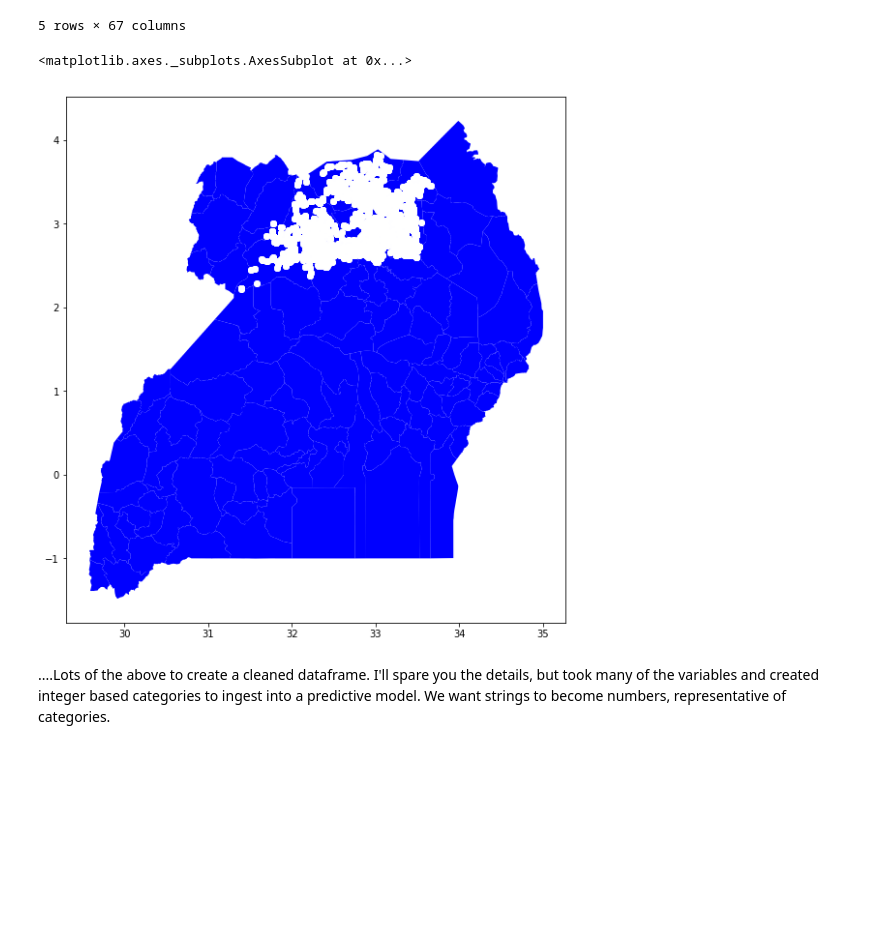
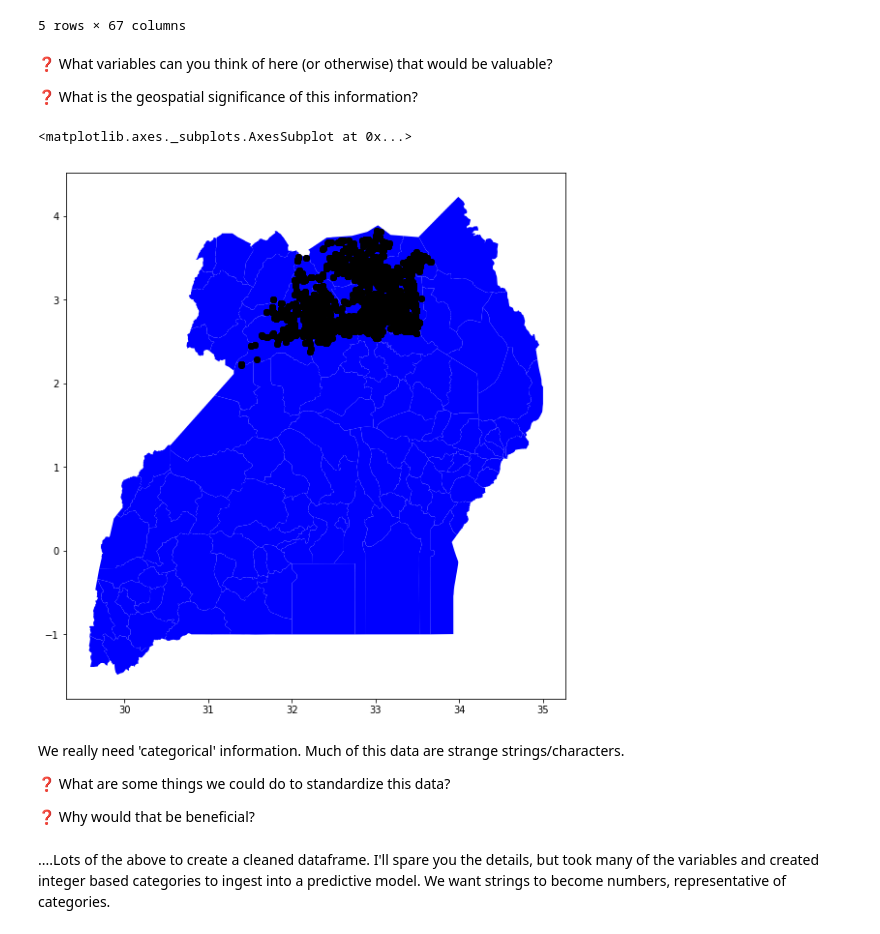
Before and after one commit to shaystrong/Machine_learning, a Jupyter notebook: notebook_tutorials/uganda_boreholes.ipynb, the cells around one changed output. Cells and saved outputs as stored; diff of their text form; code cells hidden in the pictures; blank space fills up the shorter version.

```diff
--- a/notebook_tutorials/uganda_boreholes.ipynb
+++ b/notebook_tutorials/uganda_boreholes.ipynb
@@ -40,18 +75,28 @@ gdf.head(5)     #Show me the first 5 entries
 | 3 | 0 | 33.125 | 3.211003 | VS | 305106 | KITGUM | 305 | 3051 | LAGORO | ... |
 | 4 | 3 | 33.125 | 3.161003 | VS | 305106 | KITGUM | 305 | 3051 | LAGORO | ... |
 5 rows × 67 columns
+# %% [markdown]
+❓ What variables can you think of here (or otherwise) that would be valuable?
+
+❓ What is the geospatial significance of this information?
 # %%
 plt.rcParams['figure.figsize'] = (20, 10)
 ax = districts.plot(color='blue')
 
 for idx, row in gdf.iterrows():
     coordinates = row['geometry'].coords.xy
     x, y = coordinates[0][0], coordinates[1][0]
 
-gdf.plot(ax=ax, color='white')
+gdf.plot(ax=ax, color='black')
 # %% [output]
 <matplotlib.axes._subplots.AxesSubplot at 0x...>
-[figure, old version]
+[figure, new version]
+# %% [markdown]
+We really need 'categorical' information. Much of this data are strange strings/characters.
+
+❓ What are some things we could do to standardize this data?
+
+❓ Why would that be beneficial?
 # %%
 gdf.STATUS=gdf.STATUS.str.lower()
 gdf['STATUS']=np.where(gdf['STATUS'].str.contains("abandoned"), 1,
```
Also changed, not shown: parts of 20 cells of this notebook.
